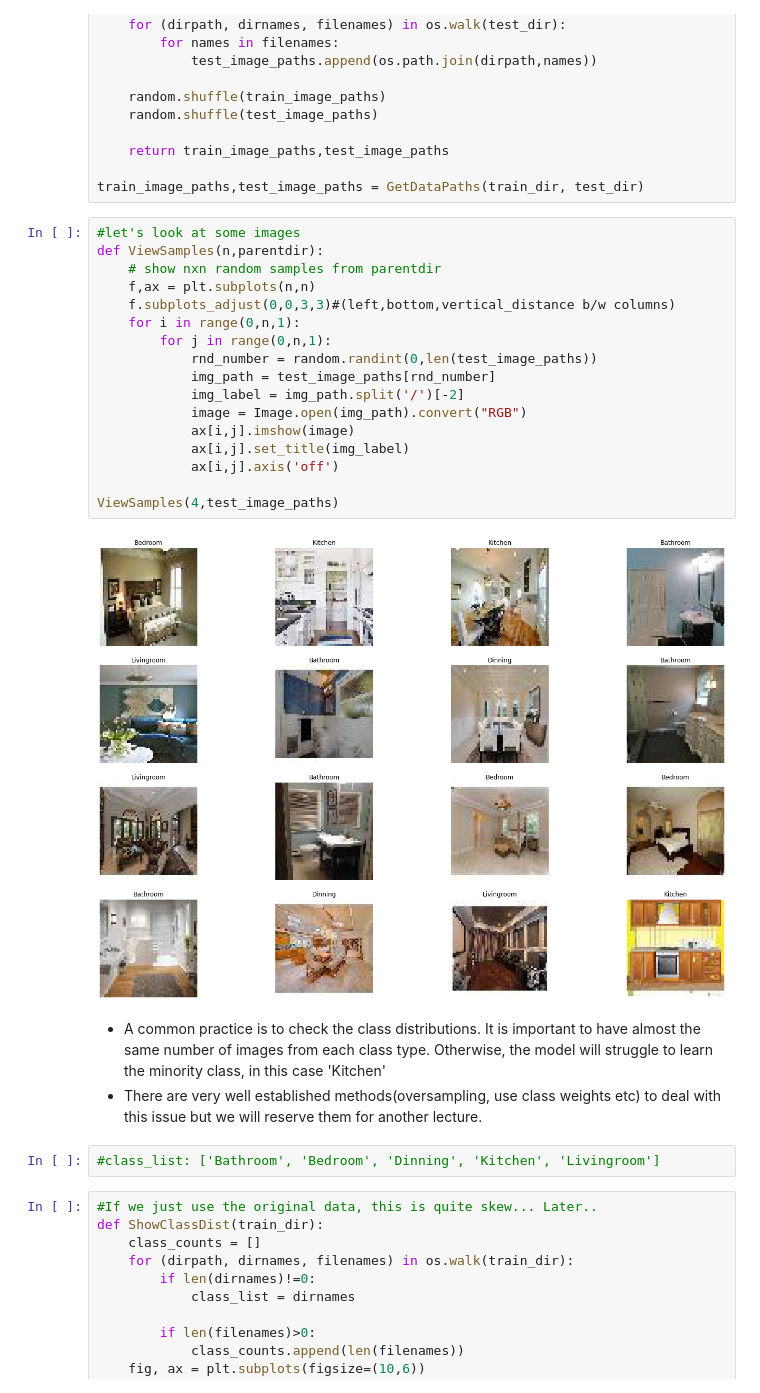
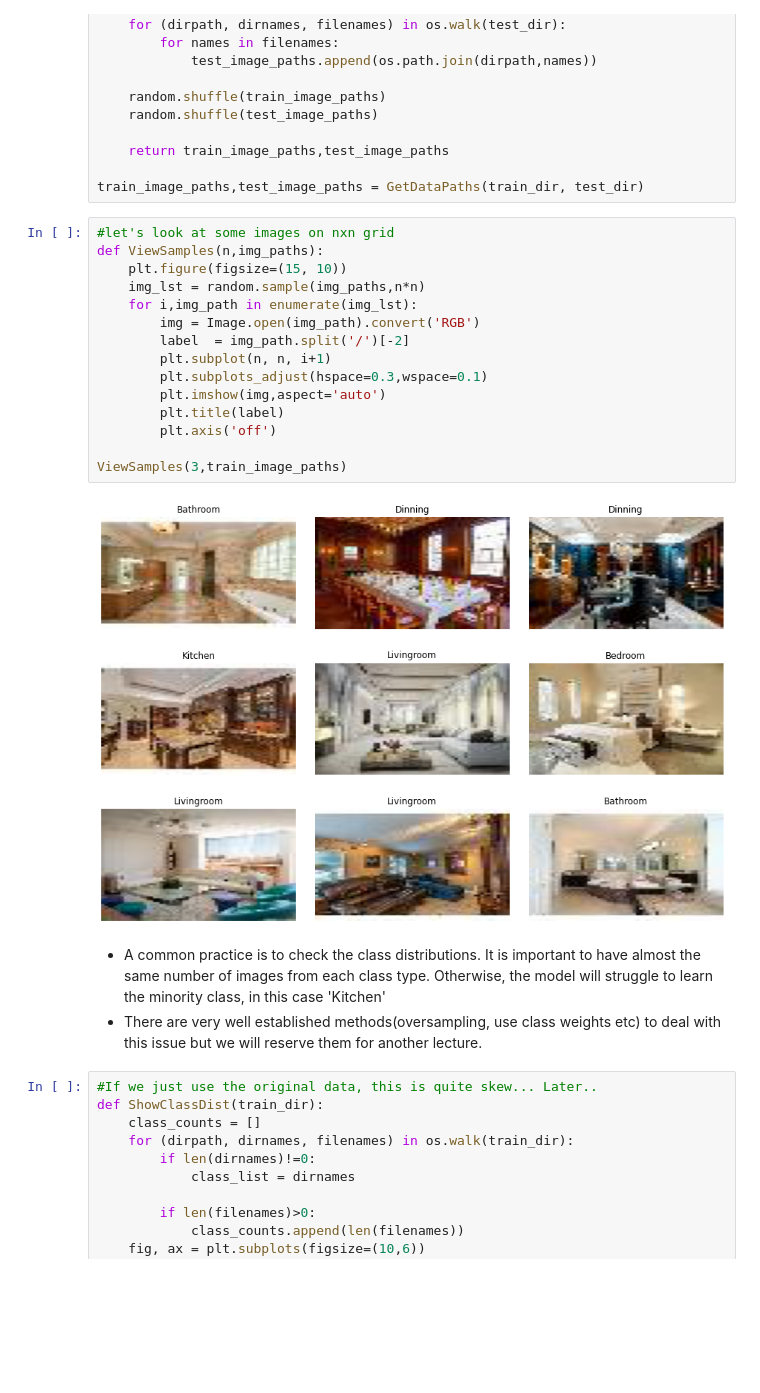
Before and after one commit to erkara/Spelman_College_Machine_Learning_Group, a Jupyter notebook: 9_Image_Classification_Part2_Convolutional_Neural_Networks.ipynb, the cells around one changed output. Saved outputs shown, nothing was run; the diff lists cells and outputs as text; blank space fills up the shorter version.

```diff
--- a/9_Image_Classification_Part2_Convolutional_Neural_Networks.ipynb
+++ b/9_Image_Classification_Part2_Convolutional_Neural_Networks.ipynb
@@ -140,29 +143,25 @@ def GetDataPaths(train_dir,test_dir):
 
 train_image_paths,test_image_paths = GetDataPaths(train_dir, test_dir)
 # %%
-#let's look at some images
-def ViewSamples(n,parentdir):
-    # show nxn random samples from parentdir
-    f,ax = plt.subplots(n,n)
-    f.subplots_adjust(0,0,3,3)#(left,bottom,vertical_distance b/w columns)
-    for i in range(0,n,1):
-        for j in range(0,n,1):
-            rnd_number = random.randint(0,len(test_image_paths))
-            img_path = test_image_paths[rnd_number]
-            img_label = img_path.split('/')[-2]
-            image = Image.open(img_path).convert("RGB")
-            ax[i,j].imshow(image)
-            ax[i,j].set_title(img_label)
-            ax[i,j].axis('off')
+#let's look at some images on nxn grid
+def ViewSamples(n,img_paths):
+    plt.figure(figsize=(15, 10))
+    img_lst = random.sample(img_paths,n*n)
+    for i,img_path in enumerate(img_lst):
+        img = Image.open(img_path).convert('RGB')
+        label  = img_path.split('/')[-2]
+        plt.subplot(n, n, i+1)
+        plt.subplots_adjust(hspace=0.3,wspace=0.1)
+        plt.imshow(img,aspect='auto')
+        plt.title(label)
+        plt.axis('off')
 
-ViewSamples(4,test_image_paths)
+ViewSamples(3,train_image_paths)
 # %% [output]
-[figure, old version]
+[figure, new version]
 # %% [markdown]
 - A common practice is to check the class distributions. It is important to have almost the same number of images from each class type. Otherwise, the model will struggle to learn the minority class, in this case 'Kitchen'
 - There are very well established methods(oversampling, use class weights etc) to deal with this issue but we will reserve them for another lecture.
-# %%
-#class_list: ['Bathroom', 'Bedroom', 'Dinning', 'Kitchen', 'Livingroom']
 # %%
 #If we just use the original data, this is quite skew... Later..
 def ShowClassDist(train_dir):
```
Also changed, not shown: parts of 33 cells of this notebook, 14 other files.
